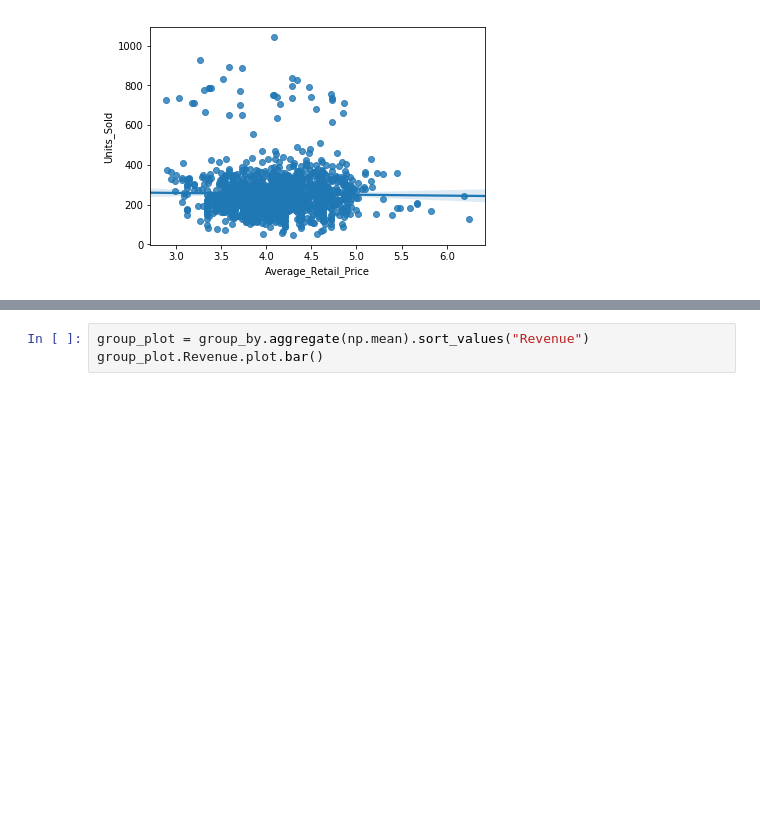
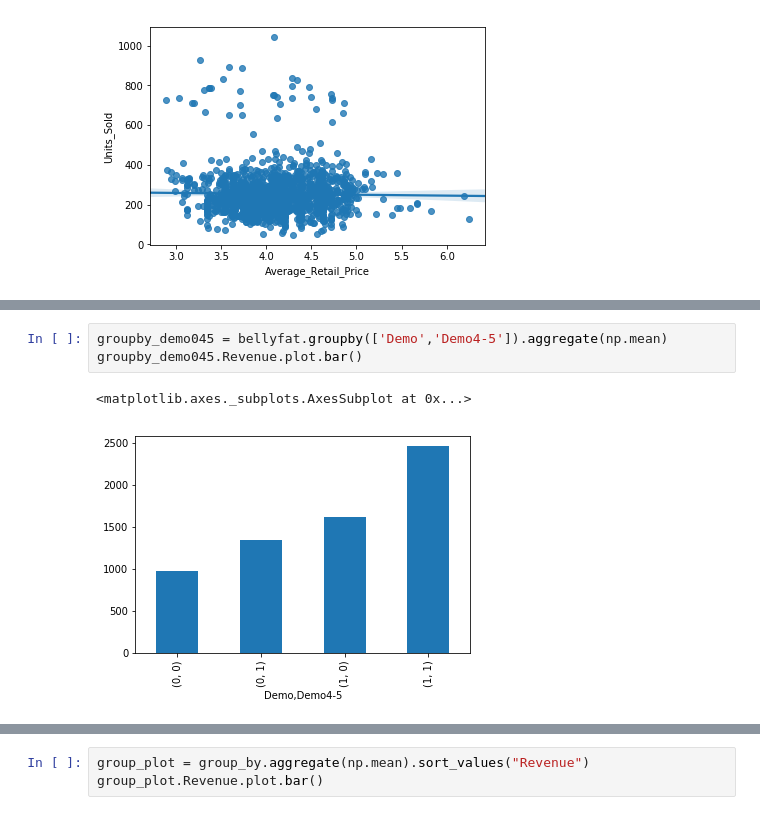
Before and after one commit to slerkpatomsak/ML-CaseStudy, a Jupyter notebook: goodbelly_casestudy.ipynb, the cells around one changed output, grey strips where cells are left out. Saved outputs shown, nothing was run; the diff lists cells and outputs as text; blank space fills up the shorter version.

```diff
--- a/goodbelly_casestudy.ipynb
+++ b/goodbelly_casestudy.ipynb
@@ -291,0 +327,6 @@ group_by.aggregate(np.mean)
+# %%
+groupby_demo045 = bellyfat.groupby(['Demo','Demo4-5']).aggregate(np.mean)
+groupby_demo045.Revenue.plot.bar()
+# %% [output]
+<matplotlib.axes._subplots.AxesSubplot at 0x...>
+[figure, added]
```
Also changed, not shown: parts of 9 cells of this notebook.
